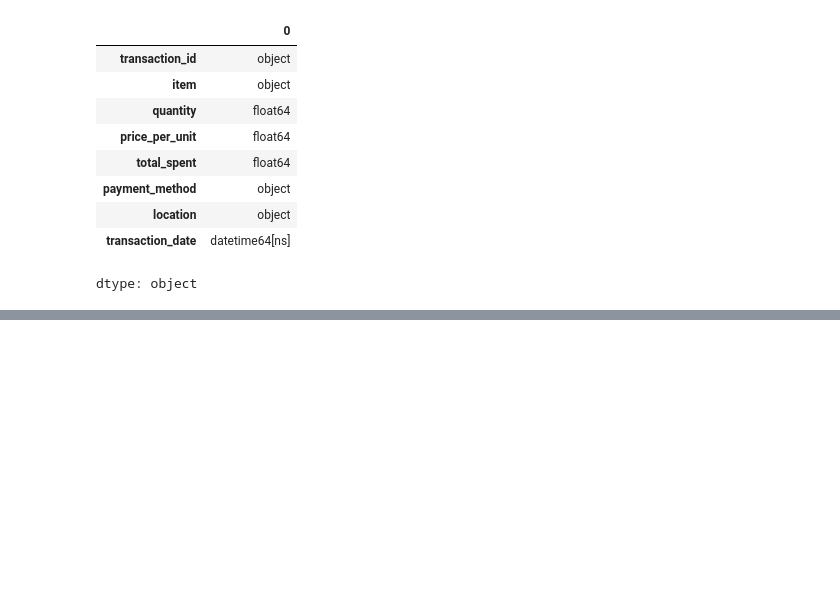
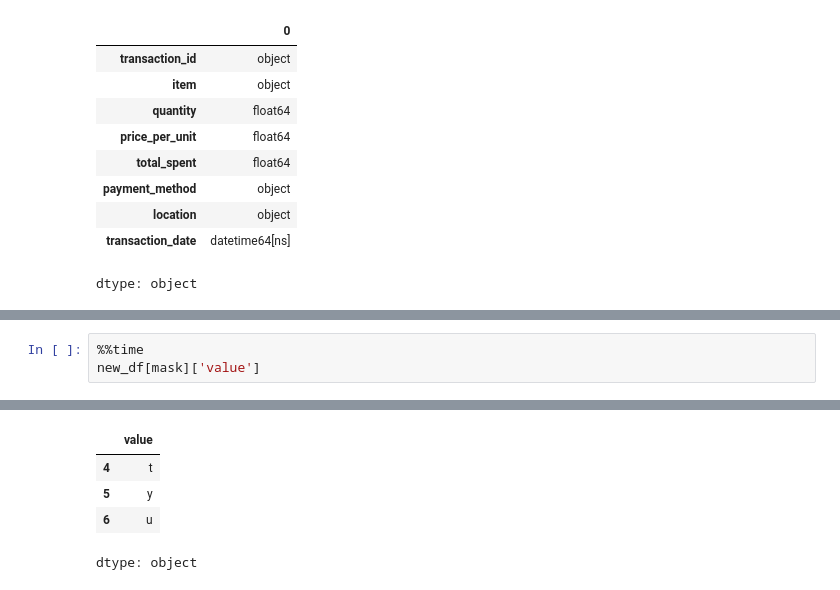
Before and after one commit to ParusSlava/Analysis_Cafe_Sales-, a Jupyter notebook: EDA_Cafe_Sales.ipynb, the cells around one changed output, grey strips where cells are left out. Saved outputs shown, nothing was run; the diff lists cells and outputs as text; blank space fills up the shorter version.

```diff
--- a/EDA_Cafe_Sales.ipynb
+++ b/EDA_Cafe_Sales.ipynb
@@ -320,0 +398,4 @@ dtype: object
+# %%
+%%time
+new_df[mask]['value']
+# %% [output]
@@ -320,0 +404,5 @@ dtype: object
+|  | value |
+| 4 | t |
+| 5 | y |
+| 6 | u |
+dtype: object
```
Also changed, not shown: parts of 18 cells of this notebook.
